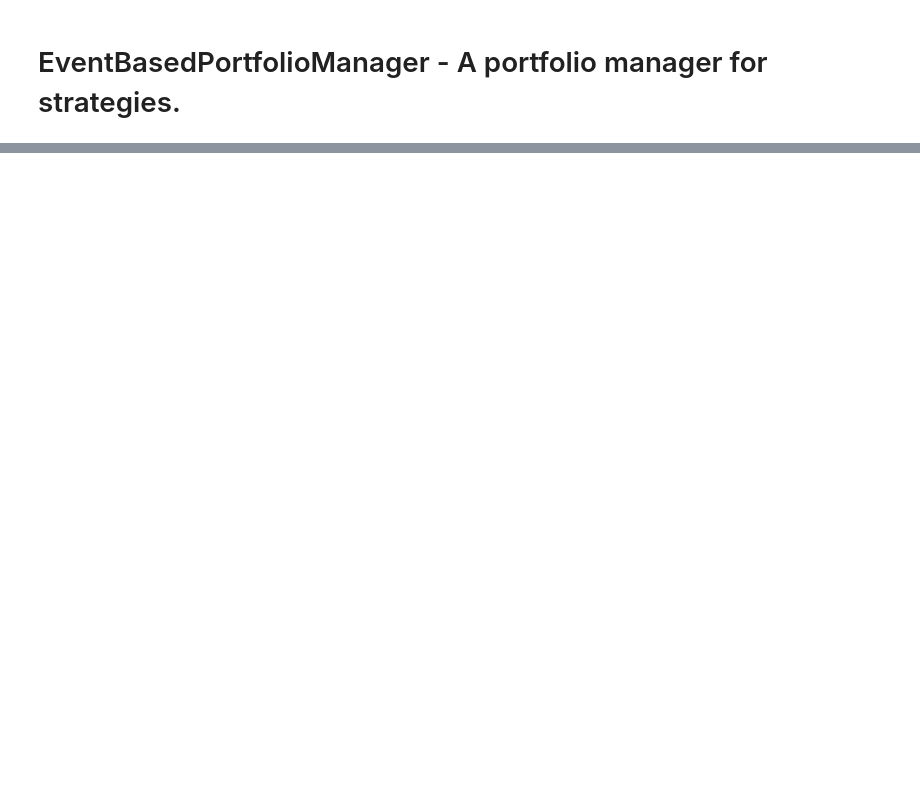
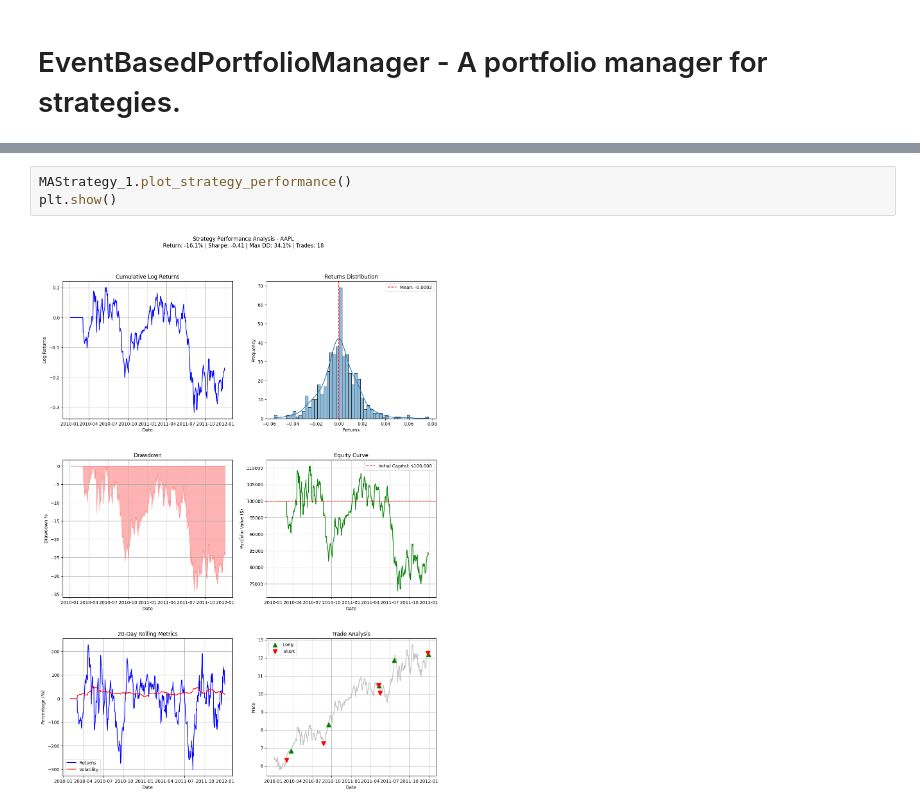
Before and after one commit to ryantjx/is4226-systematictradingstrategiesandsystems, a Jupyter notebook: notebooks/EventBasedPotfolioManager/EventBasedPortfolioManager.ipynb, the cells around one changed output, grey strips where cells are left out. Drawn from its saved outputs; the diff is of its cells as text; blank space fills up the shorter version.

```diff
--- a/notebooks/EventBasedPotfolioManager/EventBasedPortfolioManager.ipynb
+++ b/notebooks/EventBasedPotfolioManager/EventBasedPortfolioManager.ipynb
@@ -769,0 +679,5 @@ IndexError: single positional indexer is out-of-bounds
+# %%
+MAStrategy_1.plot_strategy_performance()
+plt.show()
+# %% [output]
+[figure, added]
```
Also changed, not shown: parts of 21 cells of this notebook, 4 other files.
